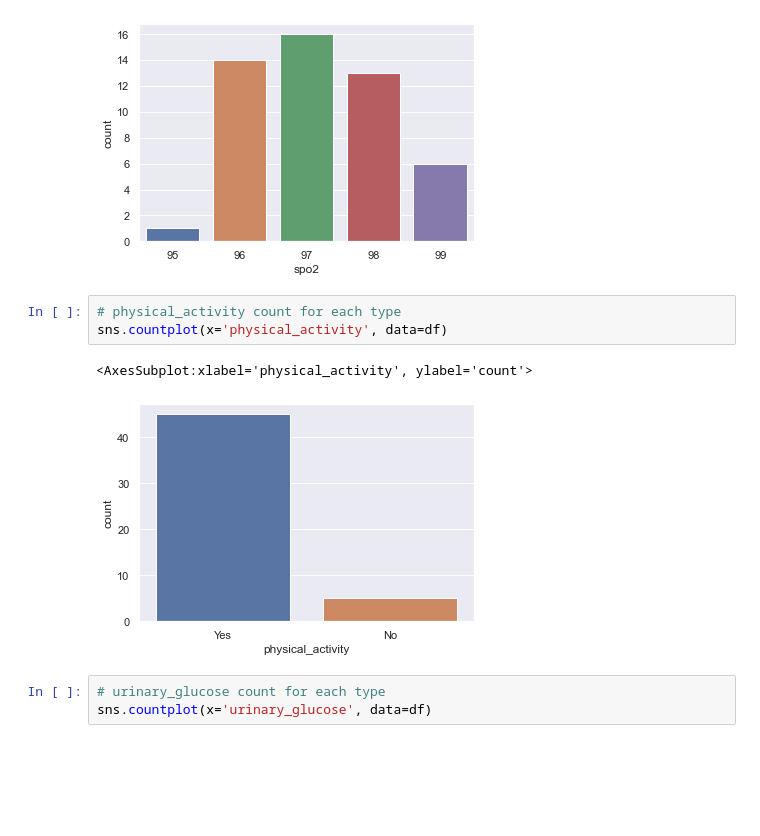
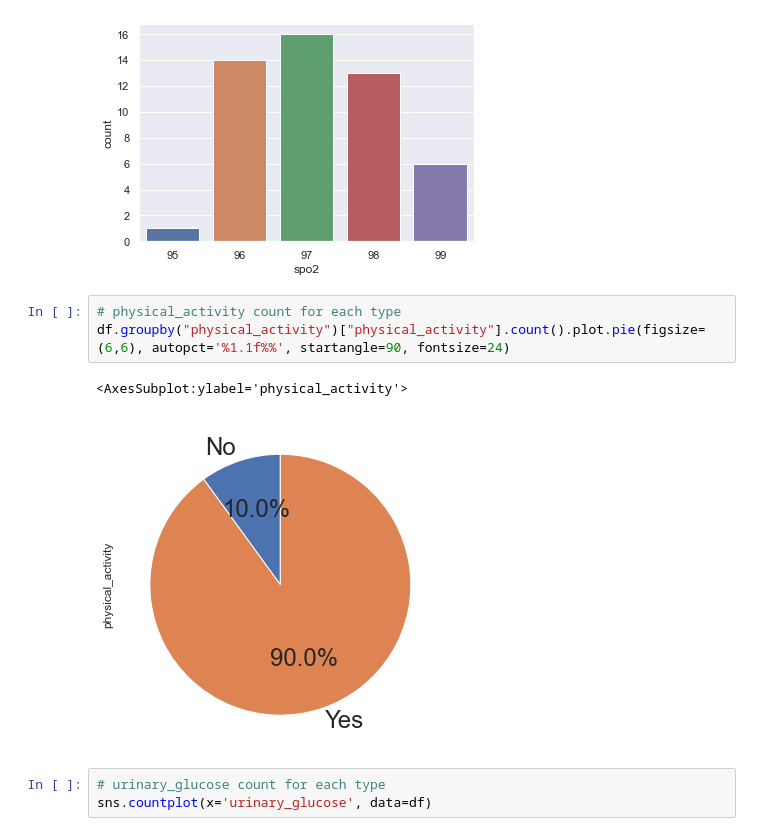
Before and after one commit to Rafeen/ML, a Jupyter notebook: PHC/data_documentation.ipynb, the cells around one changed output. Drawn from its saved outputs; the diff is of its cells as text; blank space fills up the shorter version.

```diff
--- a/PHC/data_documentation.ipynb
+++ b/PHC/data_documentation.ipynb
@@ -130,12 +150,12 @@ sns.countplot(x='spo2', data=df)
 # %% [output]
 <AxesSubplot:xlabel='spo2', ylabel='count'>
 [figure]
-# %%
-# physical_activity count for each type
-sns.countplot(x='physical_activity', data=df)
-# %% [output]
-<AxesSubplot:xlabel='physical_activity', ylabel='count'>
-[figure, removed]
+# %%
+# physical_activity count for each type
+df.groupby("physical_activity")["physical_activity"].count().plot.pie(figsize=(6,6), autopct='%1.1f%%', startangle=90, fontsize=24)
+# %% [output]
+<AxesSubplot:ylabel='physical_activity'>
+[figure, added]
 # %%
 # urinary_glucose count for each type
 sns.countplot(x='urinary_glucose', data=df)
```
Also changed, not shown: parts of 5 cells of this notebook, 2 other files.
